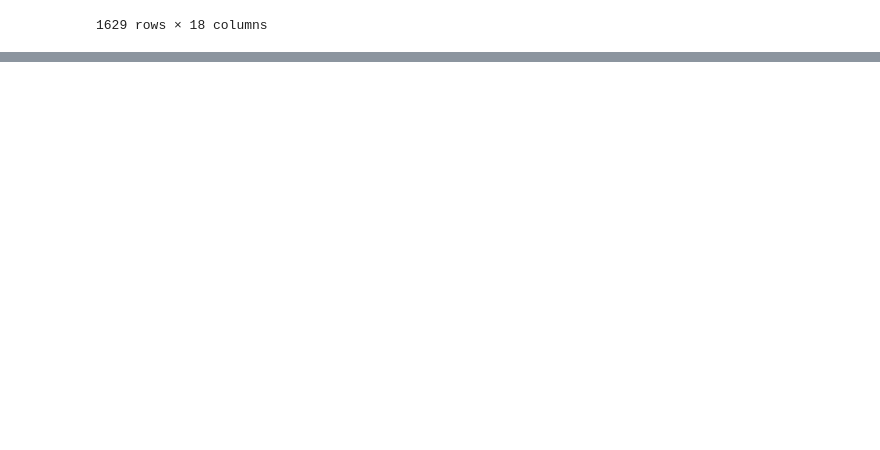
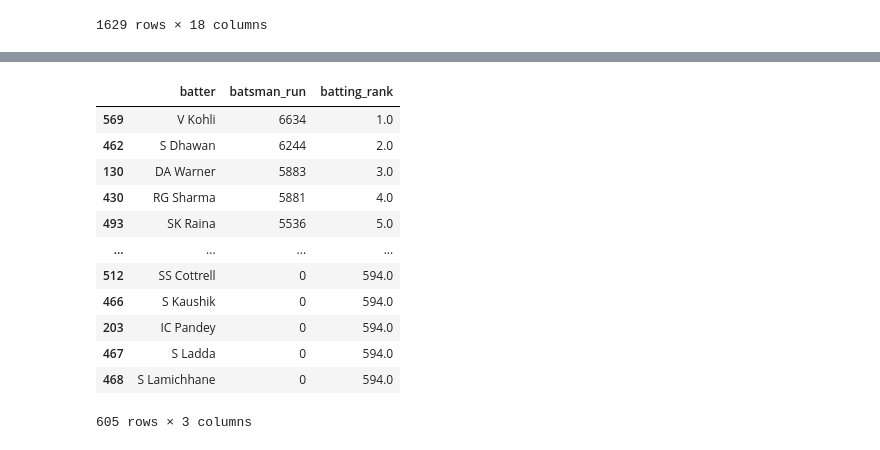
Before and after one commit to GitTanish/lvlPython, a Jupyter notebook: data_frame2.ipynb, the cells around one changed output, grey strips where cells are left out. Saved outputs shown, nothing was run; the diff lists cells and outputs as text; code cells hidden in the pictures; blank space fills up the shorter version.

```diff
--- a/data_frame2.ipynb
+++ b/data_frame2.ipynb
@@ -220,3 +208,7 @@ movies.sort_values(['year_of_release','title_x'],ascending=[True,False])
 | 26 | Albert Pinto Ko Gussa Kyun Aata Hai? | tt4355838 | https://upload.wikimedia.org/wiki... | https://en.wikipedia.org/wiki/Alb... | Albert Pinto Ko Gussa Kyun Aata Hai? | Albert Pinto Ko Gussa Kyun Aata Hai? | 0 | 2019 | 100 | ... |
 | 21 | 22 Yards | tt9496212 | https://upload.wikimedia.org/wiki... | https://en.wikipedia.org/wiki/22_... | 22 Yards | 22 Yards | 0 | 2019 | 126 | ... |
 1629 rows × 18 columns
+# %%
+# rank(series)
+batsman = pd.read_csv('batsman_runs_ipl.csv')
+batsman.head()
@@ -222,0 +222,17 @@ movies.sort_values(['year_of_release','title_x'],ascending=[True,False])
+# %%
+batsman['batting_rank']=batsman['batsman_run'].rank(ascending=False)
+batsman.sort_values('batting_rank')
+# %% [output]
+|  | batter | batsman_run | batting_rank |
+| 569 | V Kohli | 6634 | 1.0 |
+| 462 | S Dhawan | 6244 | 2.0 |
+| 130 | DA Warner | 5883 | 3.0 |
+| 430 | RG Sharma | 5881 | 4.0 |
+| 493 | SK Raina | 5536 | 5.0 |
+| ... | ... | ... | ... |
+| 512 | SS Cottrell | 0 | 594.0 |
+| 466 | S Kaushik | 0 | 594.0 |
+| 203 | IC Pandey | 0 | 594.0 |
+| 467 | S Ladda | 0 | 594.0 |
+| 468 | S Lamichhane | 0 | 594.0 |
+605 rows × 3 columns
```
Also changed, not shown: parts of 10 cells of this notebook.
